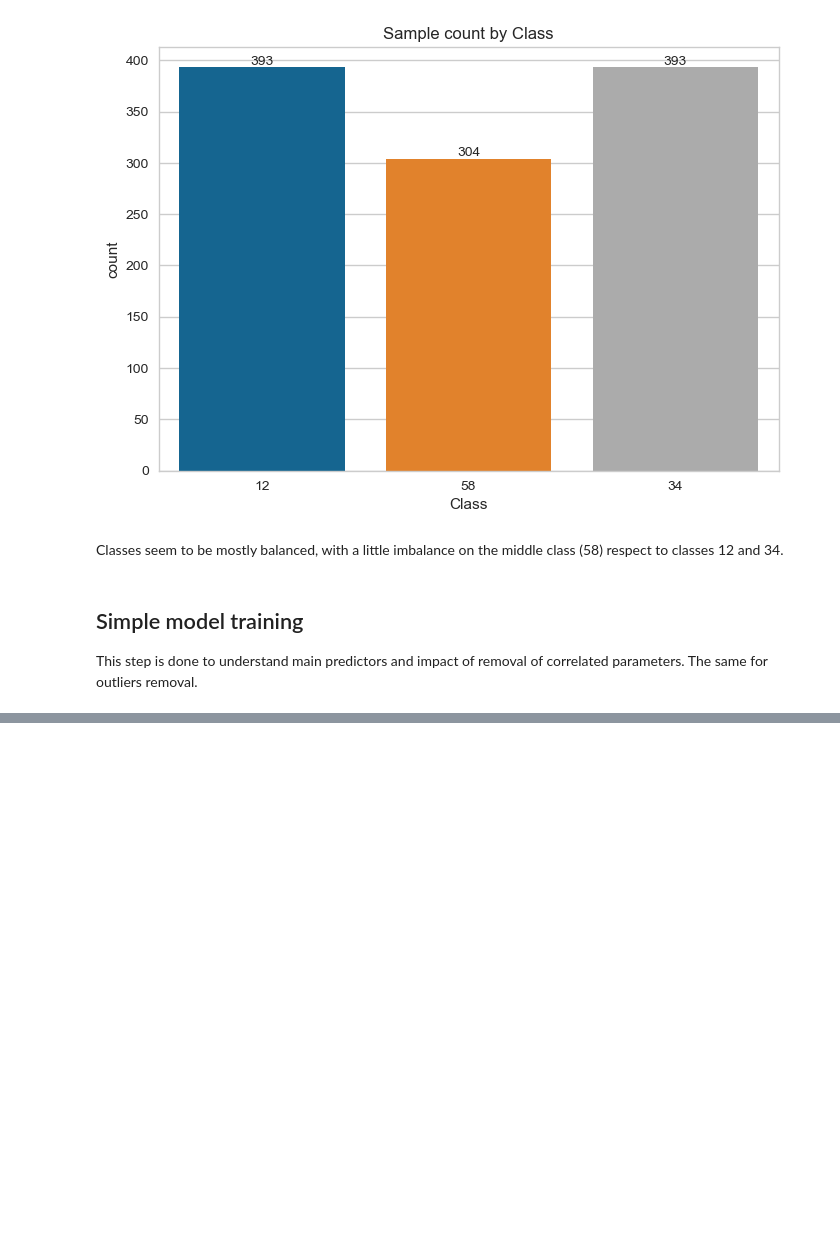
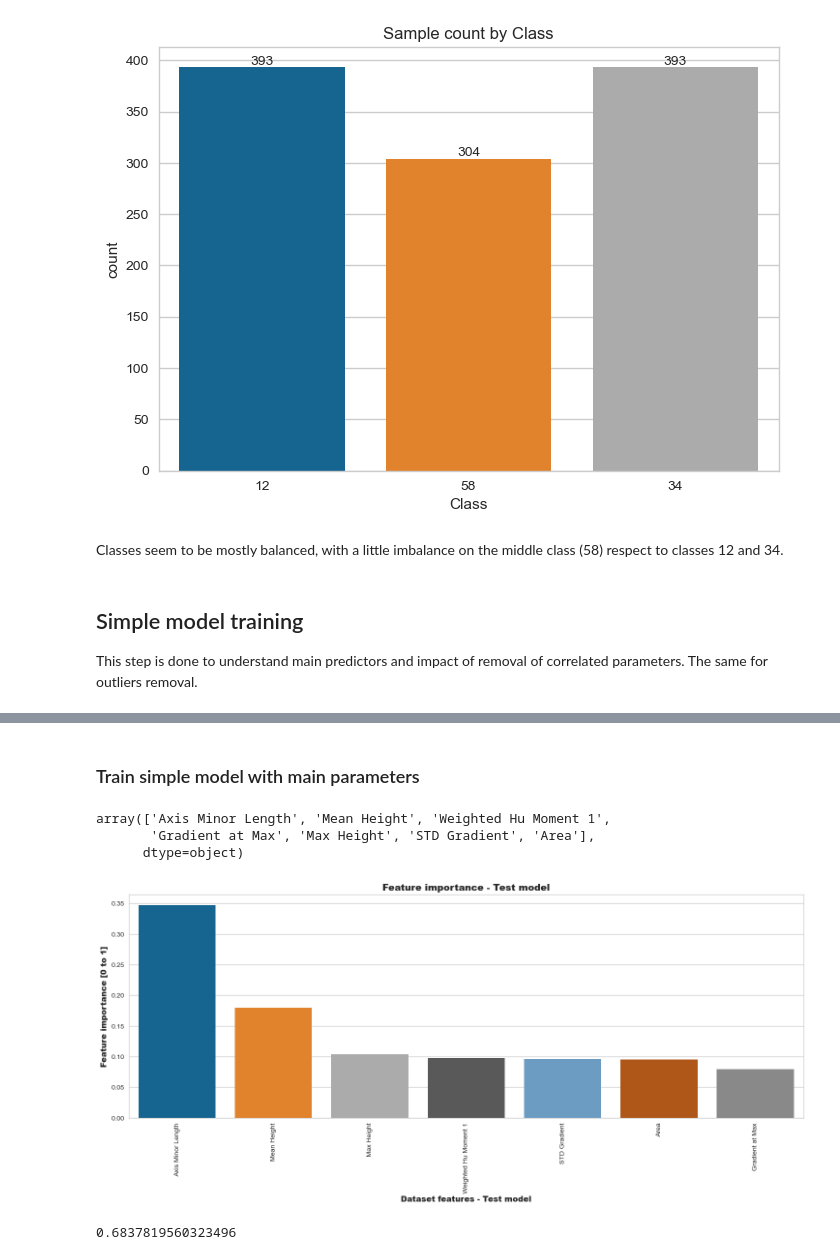
Before and after one commit to anqi-j/morphological-image-processing, a Jupyter notebook: classify/data_preprocessing.ipynb, the cells around one changed output, grey strips where cells are left out. Saved outputs shown, nothing was run; the diff lists cells and outputs as text; code cells hidden in the pictures; blank space fills up the shorter version.

```diff
--- a/classify/data_preprocessing.ipynb
+++ b/classify/data_preprocessing.ipynb
@@ -175,0 +191,41 @@ plt.show()
+# %% [markdown]
+### Train simple model with main parameters
+# %%
+cols = importances_df['feature_name'].iloc[:7].values
+# %%
+cols
+# %% [output]
+array(['Axis Minor Length', 'Mean Height', 'Weighted Hu Moment 1',
+       'Gradient at Max', 'Max Height', 'STD Gradient', 'Area'],
+      dtype=object)
+# %%
+X = data_df[cols].to_numpy()
+y = data_df['Class'].to_numpy()
+# Train/Test Split Data
+X_train, X_test, y_train, y_test = train_test_split(X, y, random_state=42)
+# %%
+# Train simple classifier
+tree_clf = DecisionTreeClassifier()
+tree_clf.fit(X_train, y_train)
+# Get Feature Importances
+importances = tree_clf.feature_importances_
+# columns = data_df.columns[4:]
+importances_df = pd.DataFrame({'feature_name': cols,
+                               'feature_importance': importances})
+importances_df = importances_df.sort_values(by='feature_importance', ascending=False)
+# %%
+# Plot feature importances
+plt.figure(figsize=(18,6))
+sns.barplot(x=importances_df.feature_name, y=importances_df.feature_importance)
+plt.title('Feature importance - Test model',fontsize=14, fontweight = 'black')
+plt.xticks(rotation = 90)
+plt.xlabel("Dataset features - Test model",fontsize=12, fontweight = 'black')
+plt.ylabel("Feature importance [0 to 1]",fontsize=12, fontweight = 'black')
+plt.show()
+# %% [output]
+[figure, added]
+# %%
+y_pred = tree_clf.predict(X_test)
+f1_score(y_test, y_pred, average='weighted')
+# %% [output]
+0.6837819560323496
```
Also changed, not shown: parts of 7 cells of this notebook, 1 other file.
